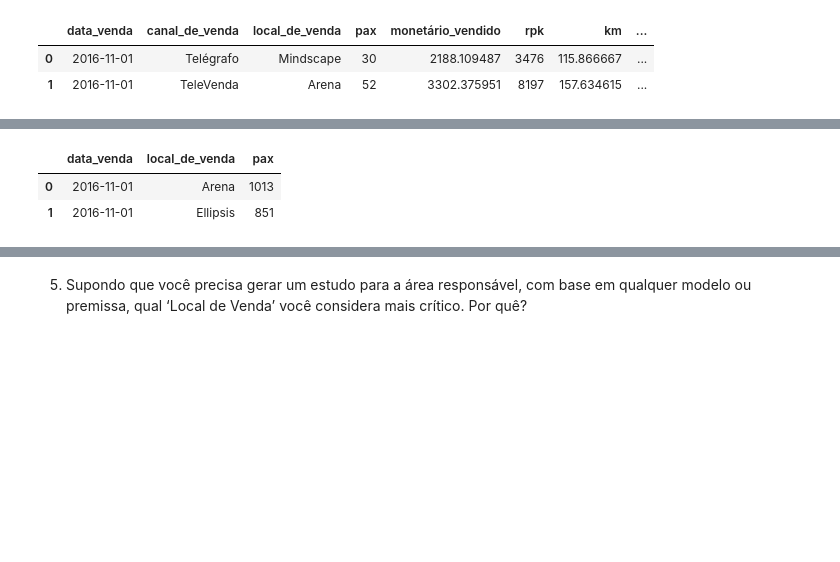
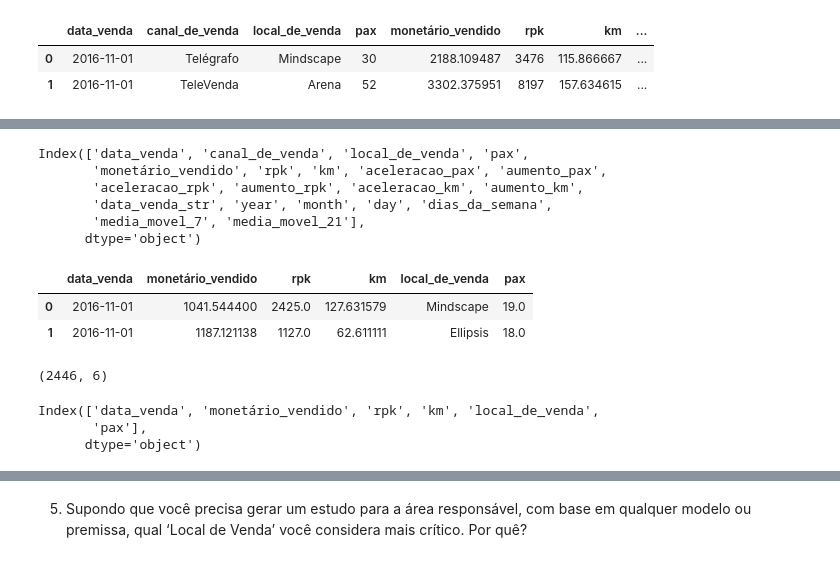
Before and after one commit to alexaugusto23/Gol_Cases, a Jupyter notebook: case01.ipynb, the cells around one changed output, grey strips where cells are left out. Saved outputs shown, nothing was run; the diff lists cells and outputs as text; code cells hidden in the pictures; blank space fills up the shorter version.

```diff
--- a/case01.ipynb
+++ b/case01.ipynb
@@ -32,0 +43,12 @@ _df.head(2)
+# %%
+_path2 = os.path.join(_current_path, 'data', 'cotacao_dolar.csv')
+_df_cot = pd.read_csv(_path2, sep=';',  encoding='latin1')
+_df_cot.columns = _df_cot.columns.str.lower()
+_df_cot.columns = _df_cot.columns.str.replace(' ', '_')
+_df_cot = _df_cot[['data', 'último']].rename(columns={'último':'usd_rate'})
+_df_cot['data'] = pd.to_datetime(_df_cot['data'])
+_df_cot['data'] = _df_cot['data'].dt.strftime('%Y-%m-%d')
+_df_cot = _df_cot.sort_values(['data', 'usd_rate']).reset_index(drop=True)
+_df_cot['data'] = pd.to_datetime(_df_cot['data'])
+_df_cot['usd_rate'] = _df_cot['usd_rate'].str.replace(',','.').astype(float)
+_df_cot.head(5)
@@ -32,0 +84,7 @@ _df.head(2)
+# %%
+# Merge data
+
+_df = _df.merge(_df_cot, left_on='Data Venda', right_on='data', how='left')
+_df = _df.drop('data', axis=1)
+_df['usd_rate'] = _df['usd_rate'].fillna(_df['usd_rate'].mean())
+_df
@@ -748,9 +830,18 @@ plot_comparacao(dataset=_forecast_moving_average, x='data_venda', y1='pax', y2='
 # %% [markdown]
 ##### Criando Primeira Regressão Linear
 # %%
-_forecast = _df
+_forecast = _df.drop('usd_rate', axis=1)
 _forecast.head(2)
 # %% [output]
 |  | data_venda | canal_de_venda | local_de_venda | pax | monetário_vendido | rpk | km | ... |
 | 0 | 2016-11-01 | Telégrafo | Mindscape | 30 | 2188.109487 | 3476 | 115.866667 | ... |
 | 1 | 2016-11-01 | TeleVenda | Arena | 52 | 3302.375951 | 8197 | 157.634615 | ... |
+# %%
+convert_dict = {
+                'data_venda':str, 'canal_de_venda':str, 'local_de_venda':str, 'pax':float,
+                'monetário_vendido':float, 'rpk':float, 'km':float, 'aceleracao_pax':float, 'aumento_pax':float,
+                'aceleracao_rpk':float, 'aumento_rpk':float, 'aceleracao_km':float, 'aumento_km':float,
+                'dias_da_semana':str,'media_movel_7':float, 'media_movel_21':float
+               }
+
+_forecast = _forecast.astype(convert_dict)
@@ -757,8 +868,18 @@ _forecast.head(2)
+# %%
+_forecast.columns
+# %% [output]
+Index(['data_venda', 'canal_de_venda', 'local_de_venda', 'pax',
+       'monetário_vendido', 'rpk', 'km', 'aceleracao_pax', 'aumento_pax',
+       'aceleracao_rpk', 'aumento_rpk', 'aceleracao_km', 'aumento_km',
+       'data_venda_str', 'year', 'month', 'day', 'dias_da_semana',
+       'media_movel_7', 'media_movel_21'],
+      dtype='object')
 # %%
-_forecast = _forecast.groupby(['data_venda', 'local_de_venda'])['pax'].sum()
+_forecast = _forecast.groupby(['data_venda', 'monetário_vendido', 'rpk', 'km', 'local_de_venda'])['pax'].sum()
 _forecast = _forecast.reset_index()
+_forecast['data_venda'] = _forecast['data_venda'].astype(str)
 _forecast.head(2)
 # %% [output]
-|  | data_venda | local_de_venda | pax |
-| 0 | 2016-11-01 | Arena | 1013 |
-| 1 | 2016-11-01 | Ellipsis | 851 |
+|  | data_venda | monetário_vendido | rpk | km | local_de_venda | pax |
+| 0 | 2016-11-01 | 1041.544400 | 2425.0 | 127.631579 | Mindscape | 19.0 |
+| 1 | 2016-11-01 | 1187.121138 | 1127.0 | 62.611111 | Ellipsis | 18.0 |
@@ -767,0 +886,10 @@ y = _forecast.iloc[:, 2].values
+# %%
+_forecast.shape
+# %% [output]
+(2446, 6)
+# %%
+_forecast.columns
+# %% [output]
+Index(['data_venda', 'monetário_vendido', 'rpk', 'km', 'local_de_venda',
+       'pax'],
+      dtype='object')
```
Also changed, not shown: parts of 54 cells of this notebook, 1 other file.
